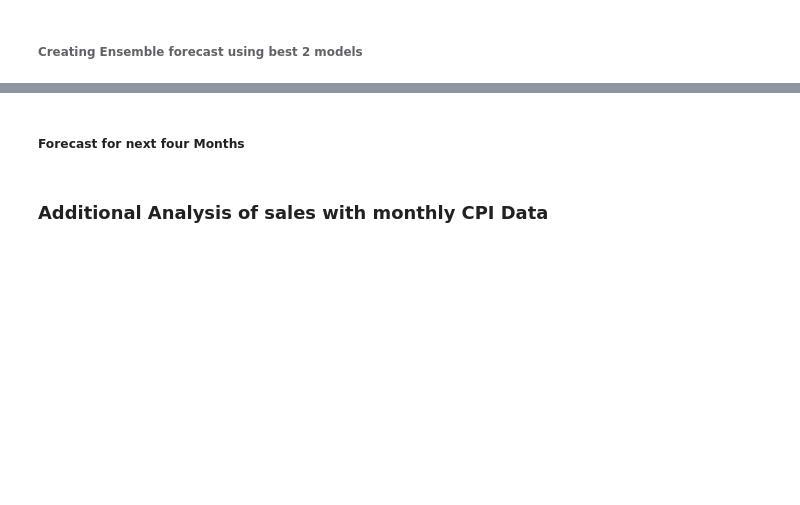
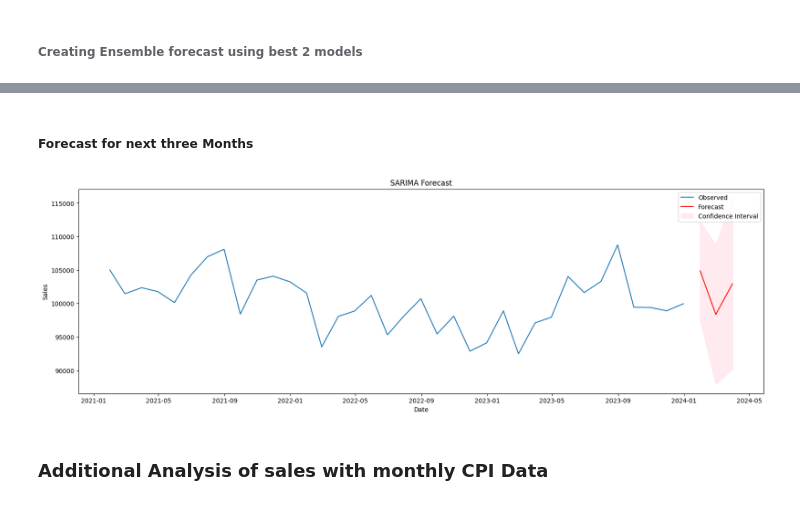
Before and after one commit to deepak-km-yadav/col_pam, a Jupyter notebook: Forecast_Assignment.ipynb, the cells around one changed output, grey strips where cells are left out. Saved outputs shown, nothing was run; the diff lists cells and outputs as text; code cells hidden in the pictures; blank space fills up the shorter version.

```diff
--- a/Forecast_Assignment.ipynb
+++ b/Forecast_Assignment.ipynb
@@ -542,31 +619,33 @@ fig.show()
 # %% [markdown]
-##### Forecast for next four Months
+##### Forecast for next three Months
 # %%
 full_model_fit = full_model.fit(disp=False)
 sarima_forecast = sarima_model_fit.forecast(steps=6)
 
-# Forecast for the next 4 months.
-forecast_steps = 4
+# Forecast for the next 3 months.
+forecast_steps = 3
 sarima_forecast = full_model_fit.get_forecast(steps=forecast_steps)
 forecast_index = pd.date_range(start=df.index[-1], periods=forecast_steps + 1, freq='M')[1:]
 
 # Extract the forecasted mean and confidence intervals
 forecast_mean = sarima_forecast.predicted_mean
 forecast_conf_int = sarima_forecast.conf_int()
 
 # Plot the results
 plt.figure(figsize=(20, 6))
 plt.plot(df['Sales'], label='Observed')
 plt.plot(forecast_index, forecast_mean, label='Forecast', color='red')
 plt.fill_between(forecast_index,
                  forecast_conf_int.iloc[:, 0],
                  forecast_conf_int.iloc[:, 1],
                  color='pink', alpha=0.3, label='Confidence Interval')
 plt.xlabel('Date')
 plt.ylabel('Sales')
 plt.title('SARIMA Forecast')
 plt.legend()
 plt.show()
+# %% [output]
+[figure, added]
 # %%
 #https://economictimes.indiatimes.com/industry/cons-products/fmcg/big-scope-to-grow-toothpaste-market-colgate-palmolive-india-md-prabha-narasimhan/articleshow/110157056.cms?from=mdr
 # %% [markdown]
```
Also changed, not shown: parts of 31 cells of this notebook.
